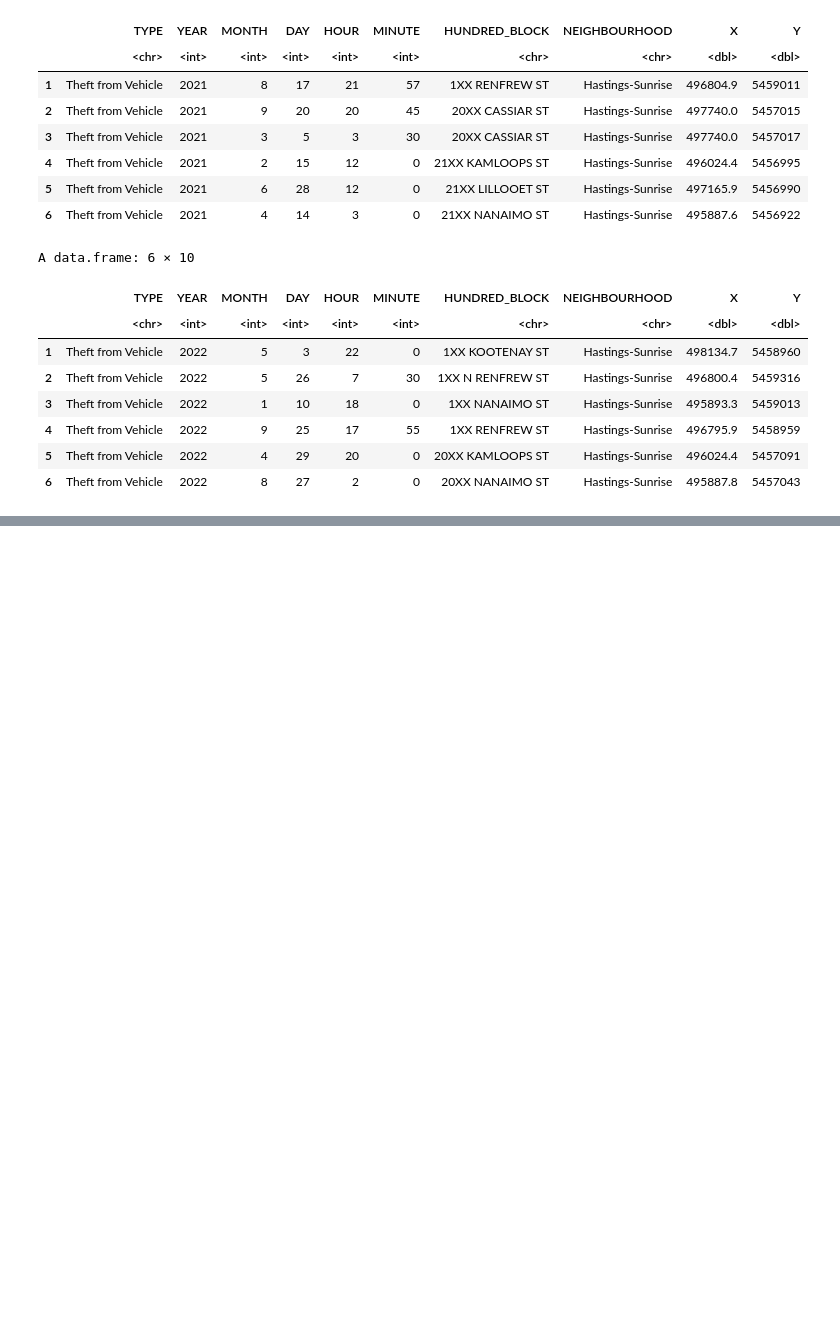
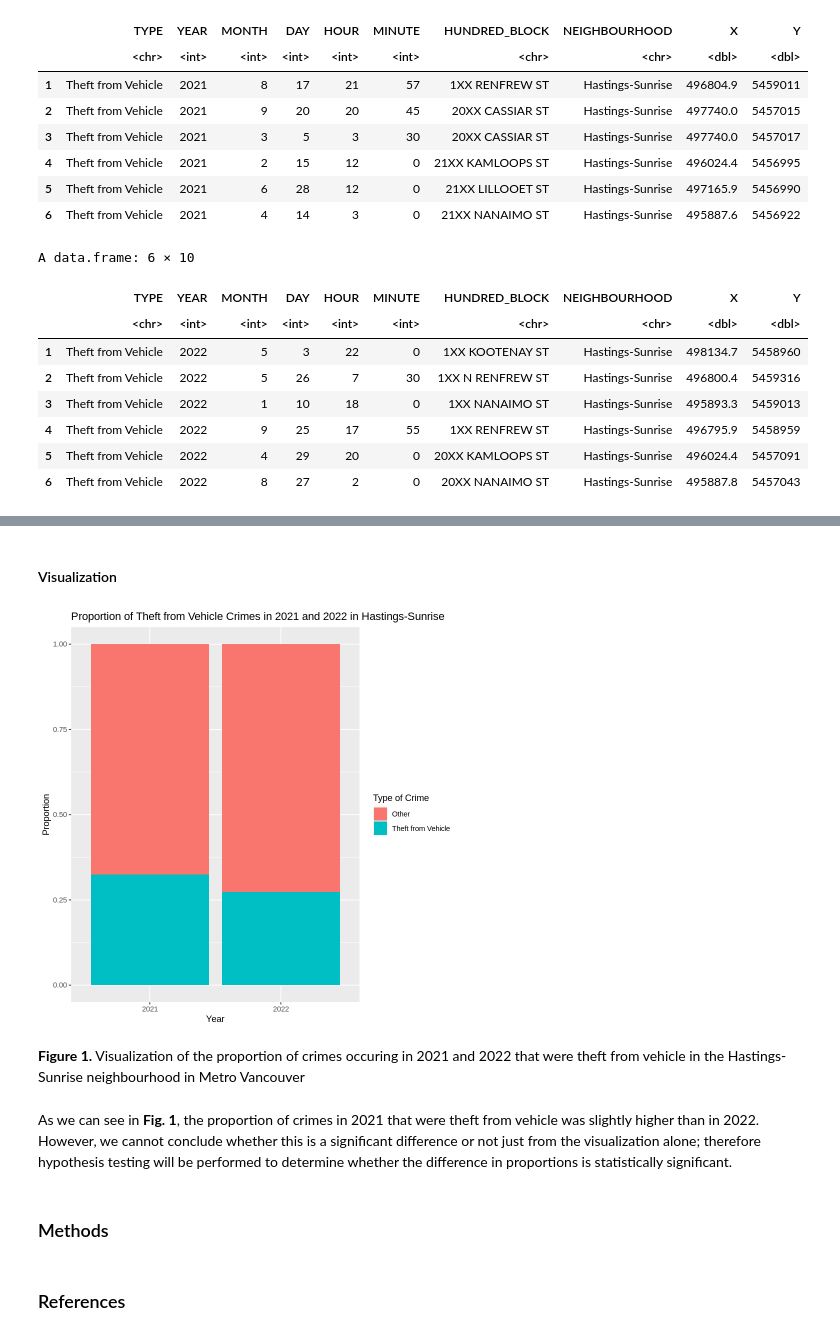
Before and after one commit to Haobo11/Stat201-group-project, a Jupyter notebook: group proposal .ipynb, the cells around one changed output, grey strips where cells are left out. Drawn from its saved outputs; the diff is of its cells as text; code cells hidden in the pictures; blank space fills up the shorter version.

```diff
--- a/group proposal .ipynb
+++ b/group proposal .ipynb
@@ -50,3 +61,22 @@ A data.frame: 6 × 10
 | 4 | Theft from Vehicle | 2022 | 9 | 25 | 17 | 55 | 1XX RENFREW ST | Hastings-Sunrise | 496795.9 | 5458959 |
 | 5 | Theft from Vehicle | 2022 | 4 | 29 | 20 | 0 | 20XX KAMLOOPS ST | Hastings-Sunrise | 496024.4 | 5457091 |
 | 6 | Theft from Vehicle | 2022 | 8 | 27 | 2 | 0 | 20XX NANAIMO ST | Hastings-Sunrise | 495887.8 | 5457043 |
+# %%
+#Tidying data
+theft_vehicle <- rbind(crime_data_2021, crime_data_2022) %>%   #combining dataframes
+    select(TYPE, YEAR) %>%   #selecting only columns with the type of crime and year it occurred
+    mutate(TYPE = if_else(TYPE == "Theft of Bicycle", "Other", TYPE),
+           TYPE = if_else(TYPE == "Theft of Vehicle", "Other", TYPE),
+           TYPE = if_else(TYPE == "Vehicle Collision or Pedestrian Struck (with Fatality)", "Other", TYPE),
+           TYPE = if_else(TYPE == "Vehicle Collision or Pedestrian Struck (with Injury)", "Other", TYPE),
+           TYPE = if_else(TYPE == "Break and Enter Commercial", "Other", TYPE),
+           TYPE = if_else(TYPE == "Break and Enter Residential/Other", "Other", TYPE),
+           TYPE = if_else(TYPE == "Homicide", "Other", TYPE),
+           TYPE = if_else(TYPE == "Mischief", "Other", TYPE),
+           TYPE = if_else(TYPE == "Offence Against a Person", "Other", TYPE),
+           TYPE = if_else(TYPE == "Other Theft", "Other", TYPE))   #separating crime of interest, Theft from Vehicle, from other crimes
+
+#Changing YEAR variables from integer to factor
+theft_vehicle$YEAR <- as.factor(theft_vehicle$YEAR)
+
+head(theft_vehicle)
@@ -52,0 +93,20 @@ A data.frame: 6 × 10
+# %% [markdown]
+#### Visualization
+# %%
+#Visualizing the proportion of crimes that were Theft from Vehicle
+theft_vehicle_plot <- theft_vehicle %>%
+    ggplot() +
+        geom_bar(aes(x = YEAR, fill = TYPE), position = "fill") +
+        labs(x = "Year", y = "Proportion", fill = "Type of Crime") +
+        ggtitle("Proportion of Theft from Vehicle Crimes in 2021 and 2022 in Hastings-Sunrise")
+theft_vehicle_plot
+# %% [output]
+[figure, added]
+# %% [markdown]
+**Figure 1.** Visualization of the proportion of crimes occuring in 2021 and 2022 that were theft from vehicle in the Hastings-Sunrise neighbourhood in Metro Vancouver
+# %% [markdown]
+As we can see in **Fig. 1**, the proportion of crimes in 2021 that were theft from vehicle was slightly higher than in 2022. However, we cannot conclude whether this is a significant difference or not just from the visualization alone; therefore hypothesis testing will be performed to determine whether the difference in proportions is statistically significant.
+# %% [markdown]
+### Methods
+# %% [markdown]
+### References
```
Also changed, not shown: parts of 7 cells of this notebook.
